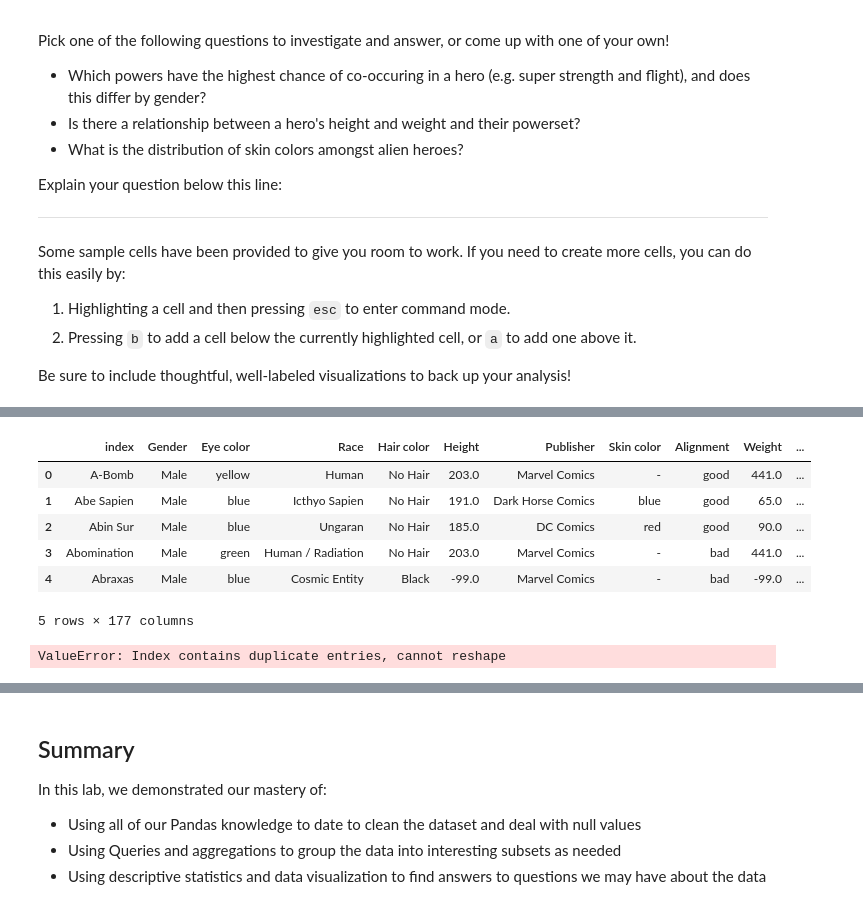
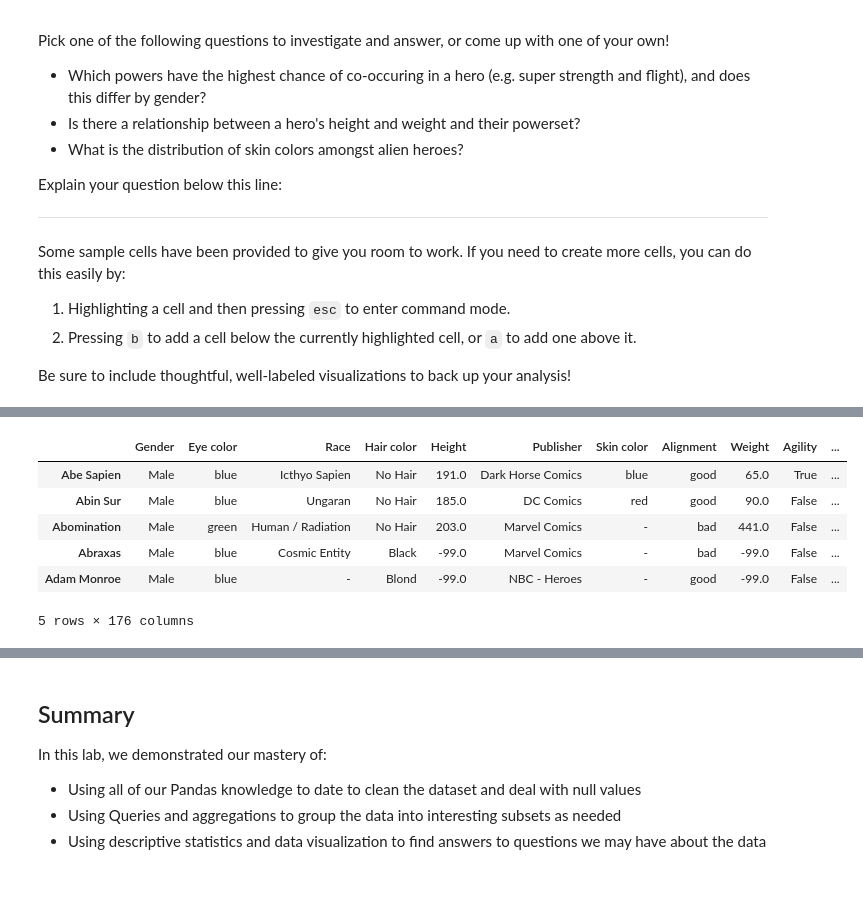
Before and after one commit to KingWiggle/dsc-1-04-13-project-data-cleaning-online-ds-sp-000, a Jupyter notebook: index.ipynb, the cells around one changed output, grey strips where cells are left out. Drawn from its saved outputs; the diff is of its cells as text; code cells hidden in the pictures.

```diff
--- a/index.ipynb
+++ b/index.ipynb
@@ -555,14 +521,11 @@ heroes_with_index_df = heroes_with_powers_df.reset_index()
-# %%
-heroes_with_index_df.head()
-# %% [output]
-|  | index | Gender | Eye color | Race | Hair color | Height | Publisher | Skin color | Alignment | Weight | ... |
-| 0 | A-Bomb | Male | yellow | Human | No Hair | 203.0 | Marvel Comics | - | good | 441.0 | ... |
-| 1 | Abe Sapien | Male | blue | Icthyo Sapien | No Hair | 191.0 | Dark Horse Comics | blue | good | 65.0 | ... |
-| 2 | Abin Sur | Male | blue | Ungaran | No Hair | 185.0 | DC Comics | red | good | 90.0 | ... |
-| 3 | Abomination | Male | green | Human / Radiation | No Hair | 203.0 | Marvel Comics | - | bad | 441.0 | ... |
-| 4 | Abraxas | Male | blue | Cosmic Entity | Black | -99.0 | Marvel Comics | - | bad | -99.0 | ... |
-5 rows × 177 columns
-# %%
-heroes_with_index_df.pivot(index="Race",columns="Gender",values='Skin color')
-# %% [output]
-ValueError: Index contains duplicate entries, cannot reshape
+# %%
+alien_heroes_df = heroes_with_powers_df[heroes_with_powers_df['Race'] != 'Human']
+alien_heroes_df.head()
+# %% [output]
+|  | Gender | Eye color | Race | Hair color | Height | Publisher | Skin color | Alignment | Weight | Agility | ... |
+| Abe Sapien | Male | blue | Icthyo Sapien | No Hair | 191.0 | Dark Horse Comics | blue | good | 65.0 | True | ... |
+| Abin Sur | Male | blue | Ungaran | No Hair | 185.0 | DC Comics | red | good | 90.0 | False | ... |
+| Abomination | Male | green | Human / Radiation | No Hair | 203.0 | Marvel Comics | - | bad | 441.0 | False | ... |
+| Abraxas | Male | blue | Cosmic Entity | Black | -99.0 | Marvel Comics | - | bad | -99.0 | False | ... |
+| Adam Monroe | Male | blue | - | Blond | -99.0 | NBC - Heroes | - | good | -99.0 | False | ... |
+5 rows × 176 columns
```
Also changed, not shown: parts of 7 cells of this notebook.
